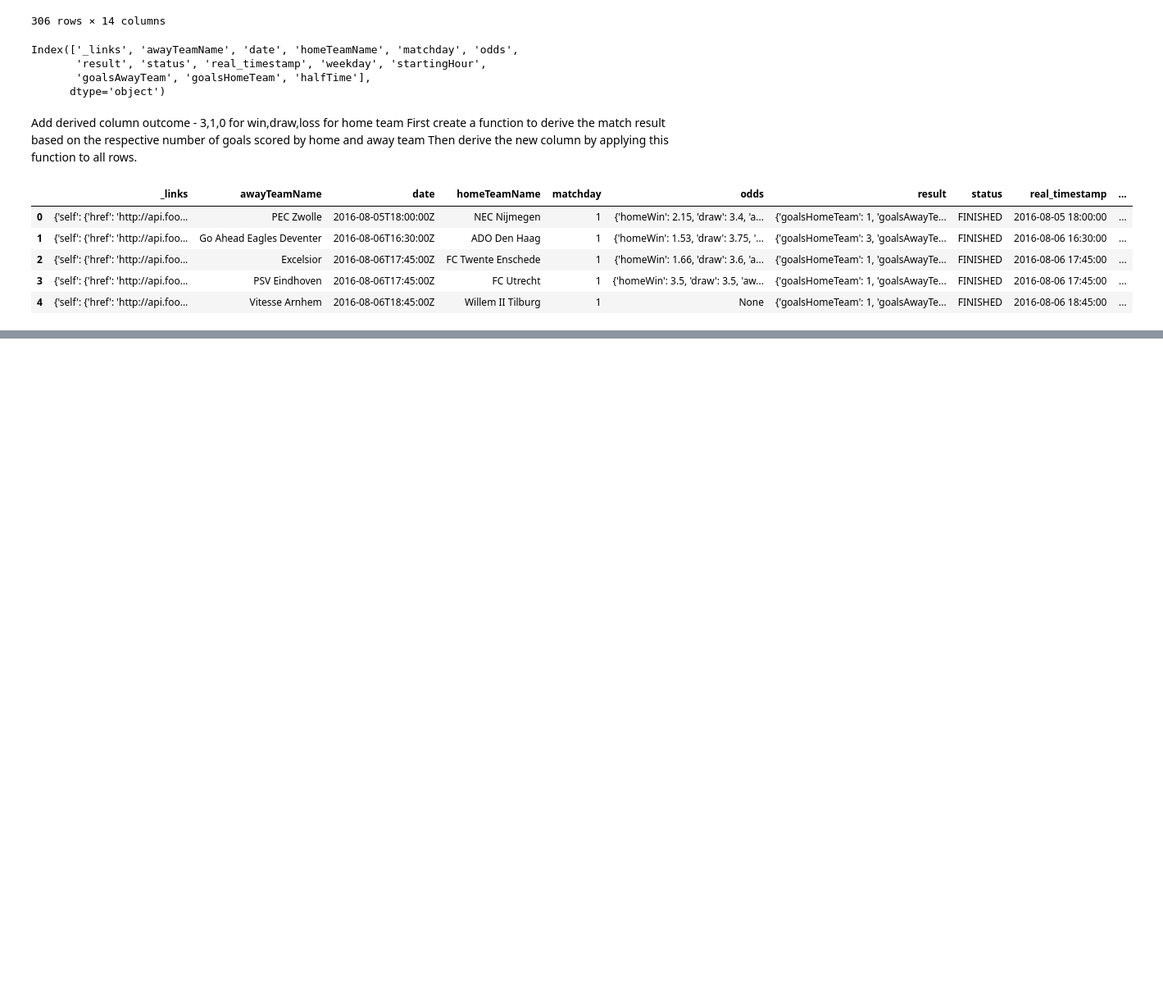
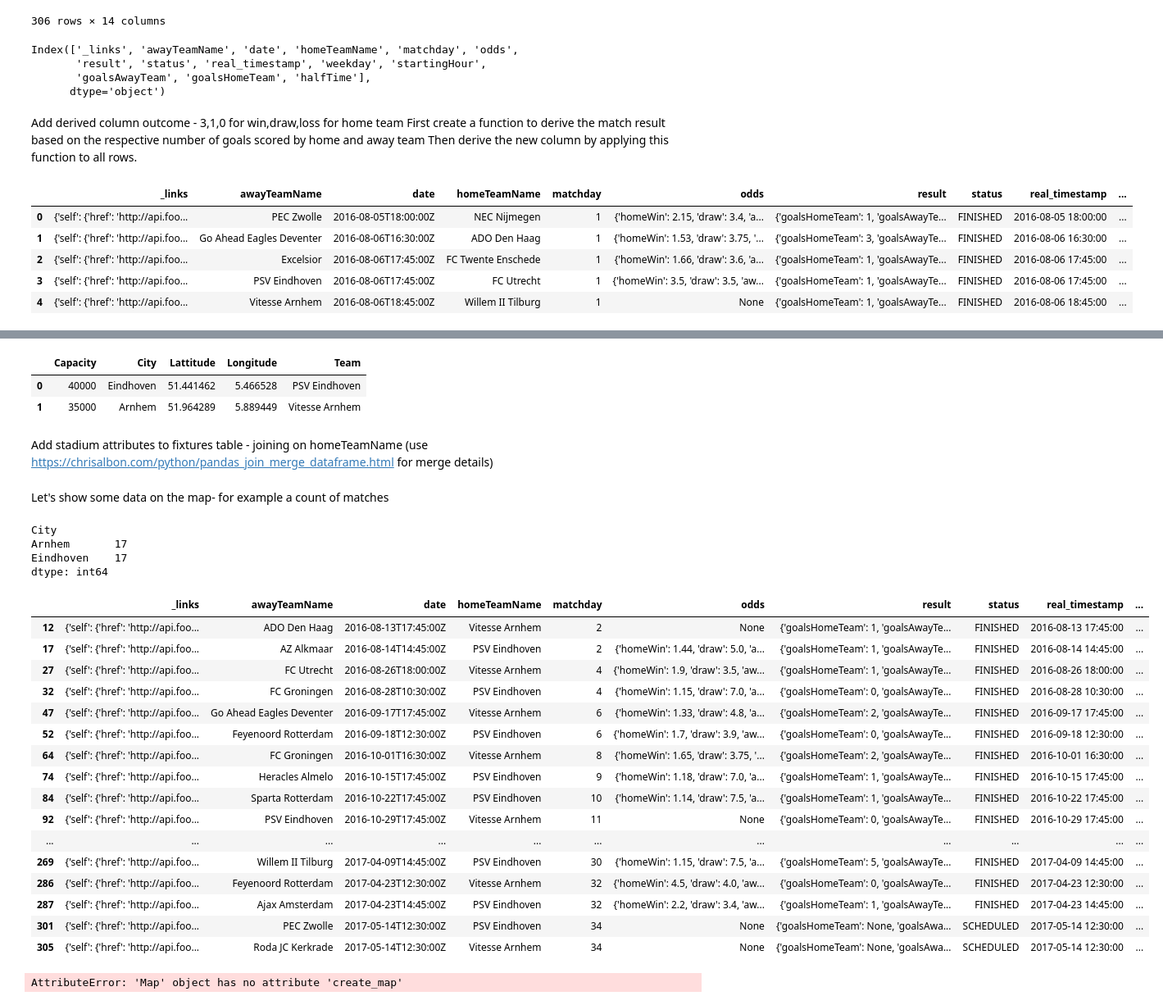
Before and after one commit to lucasjellema/jupyter-notebook-eredivisie, a Jupyter notebook: EredivisieResults_2016_2017.ipynb, the cells around one changed output, grey strips where cells are left out. Shown: that part at 82% size. Cells and saved outputs as stored; diff of their text form; code cells hidden in the pictures; blank space fills up the shorter version.

Commit message:
added stadiums; started with map

```diff
--- a/EredivisieResults_2016_2017.ipynb
+++ b/EredivisieResults_2016_2017.ipynb
@@ -189,0 +204,18 @@ Some of the things we should do next:
+# %%
+stadiums = pandas.DataFrame(
+    [ {'Team': 'PSV Eindhoven', 'Capacity':40000, 'City':'Eindhoven', 'Lattitude':51.441462, 'Longitude':5.466528}
+    , {'Team': 'Vitesse Arnhem', 'Capacity':35000, 'City':'Arnhem', 'Lattitude':51.964289, 'Longitude':5.8894493}
+
+    ])
+stadiums
+# %% [output]
+|  | Capacity | City | Lattitude | Longitude | Team |
+| 0 | 40000 | Eindhoven | 51.441462 | 5.466528 | PSV Eindhoven |
+| 1 | 35000 | Arnhem | 51.964289 | 5.889449 | Vitesse Arnhem |
+# %% [markdown]
+Add stadium attributes to fixtures table - joining on homeTeamName
+(use https://chrisalbon.com/python/pandas_join_merge_dataframe.html for merge details)
+# %%
+fixtures = pandas.merge(fixtures, stadiums, left_on='homeTeamName', right_on='Team', how='left')
+# %% [markdown]
+Let's show some data on the map- for example a count of matches
@@ -189,0 +225,39 @@ Some of the things we should do next:
+# %%
+#number of fixtures per city
+city_counts = fixtures.groupby(['City']).size()
+city_counts
+# %% [output]
+City
+Arnhem       17
+Eindhoven    17
+dtype: int64
+# %%
+#filter rows with geo location
+fixtures[fixtures.Longitude.notnull() & fixtures.Lattitude.notnull()]
+# %% [output]
+|  | _links | awayTeamName | date | homeTeamName | matchday | odds | result | status | real_timestamp | ... |
+| 12 | {'self': {'href': 'http://api.foo... | ADO Den Haag | 2016-08-13T17:45:00Z | Vitesse Arnhem | 2 | None | {'goalsHomeTeam': 1, 'goalsAwayTe... | FINISHED | 2016-08-13 17:45:00 | ... |
+| 17 | {'self': {'href': 'http://api.foo... | AZ Alkmaar | 2016-08-14T14:45:00Z | PSV Eindhoven | 2 | {'homeWin': 1.44, 'draw': 5.0, 'a... | {'goalsHomeTeam': 1, 'goalsAwayTe... | FINISHED | 2016-08-14 14:45:00 | ... |
+| 27 | {'self': {'href': 'http://api.foo... | FC Utrecht | 2016-08-26T18:00:00Z | Vitesse Arnhem | 4 | {'homeWin': 1.9, 'draw': 3.5, 'aw... | {'goalsHomeTeam': 1, 'goalsAwayTe... | FINISHED | 2016-08-26 18:00:00 | ... |
+| 32 | {'self': {'href': 'http://api.foo... | FC Groningen | 2016-08-28T10:30:00Z | PSV Eindhoven | 4 | {'homeWin': 1.15, 'draw': 7.0, 'a... | {'goalsHomeTeam': 0, 'goalsAwayTe... | FINISHED | 2016-08-28 10:30:00 | ... |
+| 47 | {'self': {'href': 'http://api.foo... | Go Ahead Eagles Deventer | 2016-09-17T17:45:00Z | Vitesse Arnhem | 6 | {'homeWin': 1.33, 'draw': 4.8, 'a... | {'goalsHomeTeam': 2, 'goalsAwayTe... | FINISHED | 2016-09-17 17:45:00 | ... |
+| 52 | {'self': {'href': 'http://api.foo... | Feyenoord Rotterdam | 2016-09-18T12:30:00Z | PSV Eindhoven | 6 | {'homeWin': 1.7, 'draw': 3.9, 'aw... | {'goalsHomeTeam': 0, 'goalsAwayTe... | FINISHED | 2016-09-18 12:30:00 | ... |
+| 64 | {'self': {'href': 'http://api.foo... | FC Groningen | 2016-10-01T16:30:00Z | Vitesse Arnhem | 8 | {'homeWin': 1.65, 'draw': 3.75, '... | {'goalsHomeTeam': 2, 'goalsAwayTe... | FINISHED | 2016-10-01 16:30:00 | ... |
+| 74 | {'self': {'href': 'http://api.foo... | Heracles Almelo | 2016-10-15T17:45:00Z | PSV Eindhoven | 9 | {'homeWin': 1.18, 'draw': 7.0, 'a... | {'goalsHomeTeam': 1, 'goalsAwayTe... | FINISHED | 2016-10-15 17:45:00 | ... |
+| 84 | {'self': {'href': 'http://api.foo... | Sparta Rotterdam | 2016-10-22T17:45:00Z | PSV Eindhoven | 10 | {'homeWin': 1.14, 'draw': 7.5, 'a... | {'goalsHomeTeam': 1, 'goalsAwayTe... | FINISHED | 2016-10-22 17:45:00 | ... |
+| 92 | {'self': {'href': 'http://api.foo... | PSV Eindhoven | 2016-10-29T17:45:00Z | Vitesse Arnhem | 11 | None | {'goalsHomeTeam': 0, 'goalsAwayTe... | FINISHED | 2016-10-29 17:45:00 | ... |
+| ... | ... | ... | ... | ... | ... | ... | ... | ... | ... | ... |
+| 269 | {'self': {'href': 'http://api.foo... | Willem II Tilburg | 2017-04-09T14:45:00Z | PSV Eindhoven | 30 | {'homeWin': 1.15, 'draw': 7.5, 'a... | {'goalsHomeTeam': 5, 'goalsAwayTe... | FINISHED | 2017-04-09 14:45:00 | ... |
+| 286 | {'self': {'href': 'http://api.foo... | Feyenoord Rotterdam | 2017-04-23T12:30:00Z | Vitesse Arnhem | 32 | {'homeWin': 4.5, 'draw': 4.0, 'aw... | {'goalsHomeTeam': 0, 'goalsAwayTe... | FINISHED | 2017-04-23 12:30:00 | ... |
+| 287 | {'self': {'href': 'http://api.foo... | Ajax Amsterdam | 2017-04-23T14:45:00Z | PSV Eindhoven | 32 | {'homeWin': 2.2, 'draw': 3.4, 'aw... | {'goalsHomeTeam': 1, 'goalsAwayTe... | FINISHED | 2017-04-23 14:45:00 | ... |
+| 301 | {'self': {'href': 'http://api.foo... | PEC Zwolle | 2017-05-14T12:30:00Z | PSV Eindhoven | 34 | None | {'goalsHomeTeam': None, 'goalsAwa... | SCHEDULED | 2017-05-14 12:30:00 | ... |
+| 305 | {'self': {'href': 'http://api.foo... | Roda JC Kerkrade | 2017-05-14T12:30:00Z | Vitesse Arnhem | 34 | None | {'goalsHomeTeam': None, 'goalsAwa... | SCHEDULED | 2017-05-14 12:30:00 | ... |
+# %%
+fixtures_map = folium.Map(location=[51.4, 5.1483], zoom_start=11)
+marker_cluster = folium.MarkerCluster().add_to(fixtures_map)
+for name, row in fixtures[fixtures.Longitude.notnull() & fixtures.Lattitude.notnull()].iterrows():
+    folium.Marker([row["Longitude"], row["Lattitude"]], popup=row["Team"]).add_to(marker_cluster)
+fixtures_map.create_map('fixtures-map.html')
+fixtures_map
+# %% [output]
+AttributeError: 'Map' object has no attribute 'create_map'
```
Also changed, not shown: parts of 7 cells of this notebook, 1 other file.
